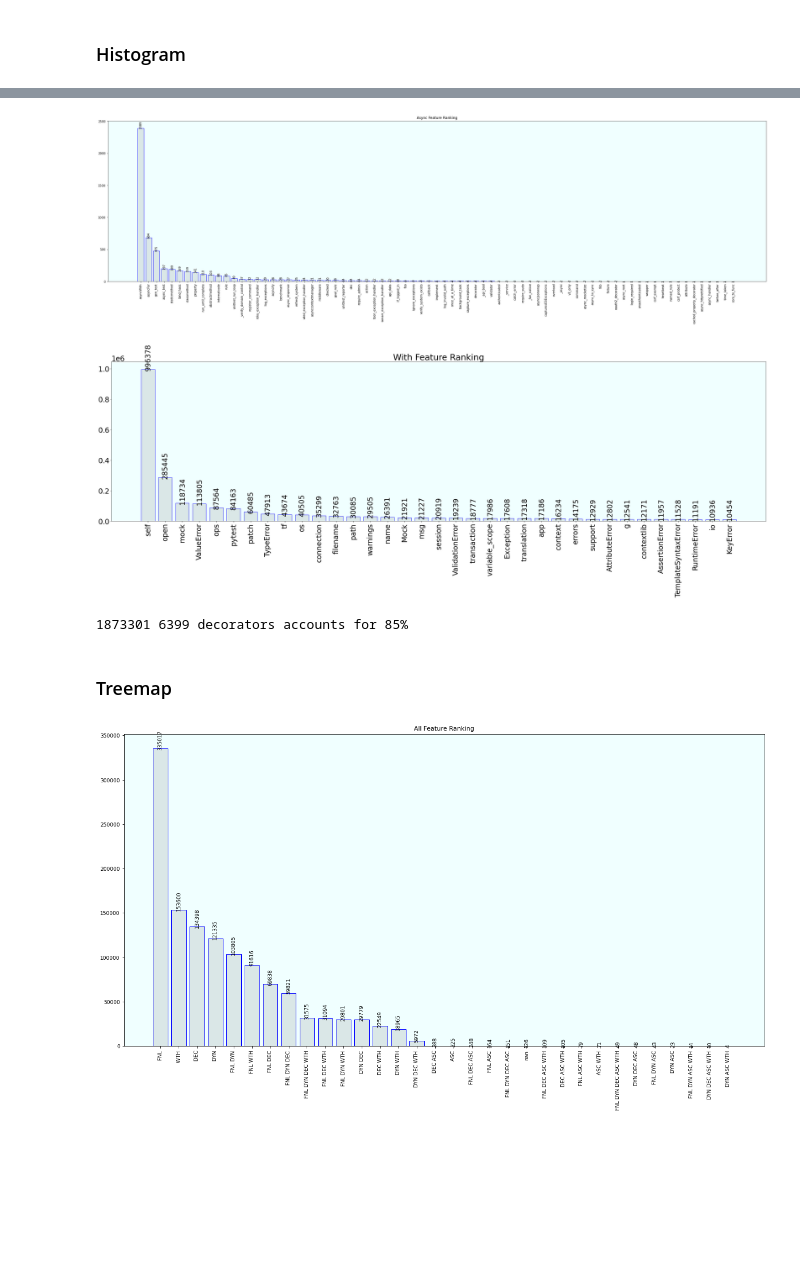
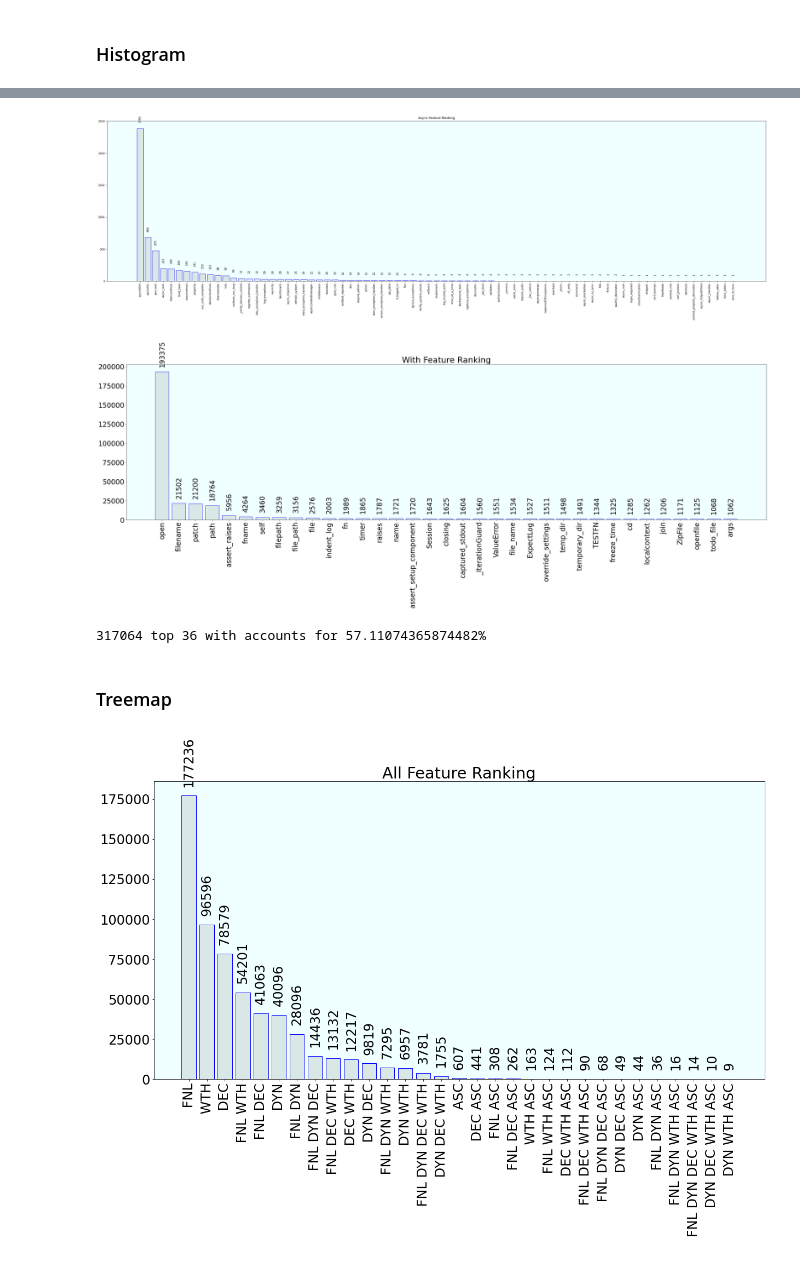
Before and after one commit to 2042Third/ast_analysis_python, a Jupyter notebook: scripts/plots.ipynb, the cells around one changed output, grey strips where cells are left out. Drawn from its saved outputs; the diff is of its cells as text; code cells hidden in the pictures; blank space fills up the shorter version.

Commit message:
with stats updated

```diff
--- a/scripts/plots.ipynb
+++ b/scripts/plots.ipynb
@@ -219,8 +264,9 @@ def valuelabel(func_freq,func_freq_name):
     for i in range(len(func_freq)):
         plt.text(i,func_freq_name[i],func_freq_name[i], ha = 'center')
 def valuelabel_r(func_freq,func_freq_name):
+    adder = func_freq_name[0]*0.04
     for i in range(len(func_freq)):
-        plt.text(i,func_freq_name[i],func_freq_name[i], ha = 'center', rotation=90)
+        plt.text(i,func_freq_name[i]+adder,func_freq_name[i], ha = 'center', rotation=90)
 # %%
 plt.figure(figsize=(10,5))
 y_pos = np.arange(len(func_freq_name))
@@ -291,7 +337,7 @@ plt.gca().set_facecolor('azure')
 plt.rcParams.update({'font.size': 24})
 plt.show()
 # %% [output]
-[figure, old version]
+[figure, new version]
 # %%
 func_freq_d = pd.read_csv('../outputs/filewise_frequency_with_stats.csv')
 func_freq = func_freq_d[['freq']]
@@ -309,54 +355,58 @@ plt.gca().set_facecolor('azure')
 plt.rcParams.update({'font.size': 24})
 plt.show()
 # %% [output]
-[figure, old version]
+[figure, new version]
 # %%
-func_freq_d = pd.read_csv('../outputs/decorators_frequency_ranking_full.csv')
+func_freq_d = pd.read_csv('../outputs/filewise_frequency_with_stats_new.csv')
 func_freq = func_freq_d[['freq']]
 func_freq_name = func_freq_d[['funcname']]
-
+rate=0.90
 func_c=0
 nums=0
+count_stop=35
 for i in func_freq["freq"]:
     if(i=="freq"):
         continue
 #     print(i)
     func_c=func_c+int(i)
-    if func_c/3094169 > 0.85:
+    if func_c/555174 > rate:
+        break
+    if nums > count_stop:
+        rate=func_c/555174
         break
     nums+=1
-print("{} {} decorators accounts for 85% ".format(func_c,nums))
+print("{} top {} with accounts for {}% ".format(func_c,nums,rate*100))
 # %% [output]
-1873301 6399 decorators accounts for 85%
+317064 top 36 with accounts for 57.11074365874482%
 # %% [markdown]
 ### Treemap
 # %%
 
 # import squarify
 # plt.figure(figsize=(30,30))
-func_freq_d = pd.read_csv('../outputs/filewise_frequency_stats.csv')
+func_freq_d = pd.read_csv('../outputs/overall/table_overlap_2019.csv')
 func_freq = func_freq_d[['freq']]
 func_freq_name = func_freq_d[['features']]
 
 # plt.title('Overall Proportions')
 # a = [3844561]+list(func_freq["freq"])
 # b = ["Other Files"]+list(func_freq_name['features'])
 # df = pd.DataFrame({'nb_people':a, 'group':b })
 # c = ["{}\n({})".format(b[i],a[i])for i in range(len(a))]
 # squarify.plot(sizes=df['nb_people'], label=c, alpha=.8 )
 # plt.axis('off')
 # plt.show()
 
 plt.figure(figsize=(20,10))
 y_pos = np.arange(len(func_freq_name))
 plt.bar(y_pos, func_freq['freq'], color=(0.1, 0.1, 0.1, 0.1),  edgecolor='blue')
 plt.xticks(y_pos, func_freq_name['features'], rotation=90)
 
 plt.title('All Feature Ranking')
 
 valuelabel_r(func_freq_name['features'], func_freq['freq'])
 plt.gca().set_facecolor('azure')
 plt.show()
 # %% [output]
-[figure, old version]
+[figure, new version]
 # %%
```
Also changed, not shown: parts of 12 cells of this notebook, 15 other files.
